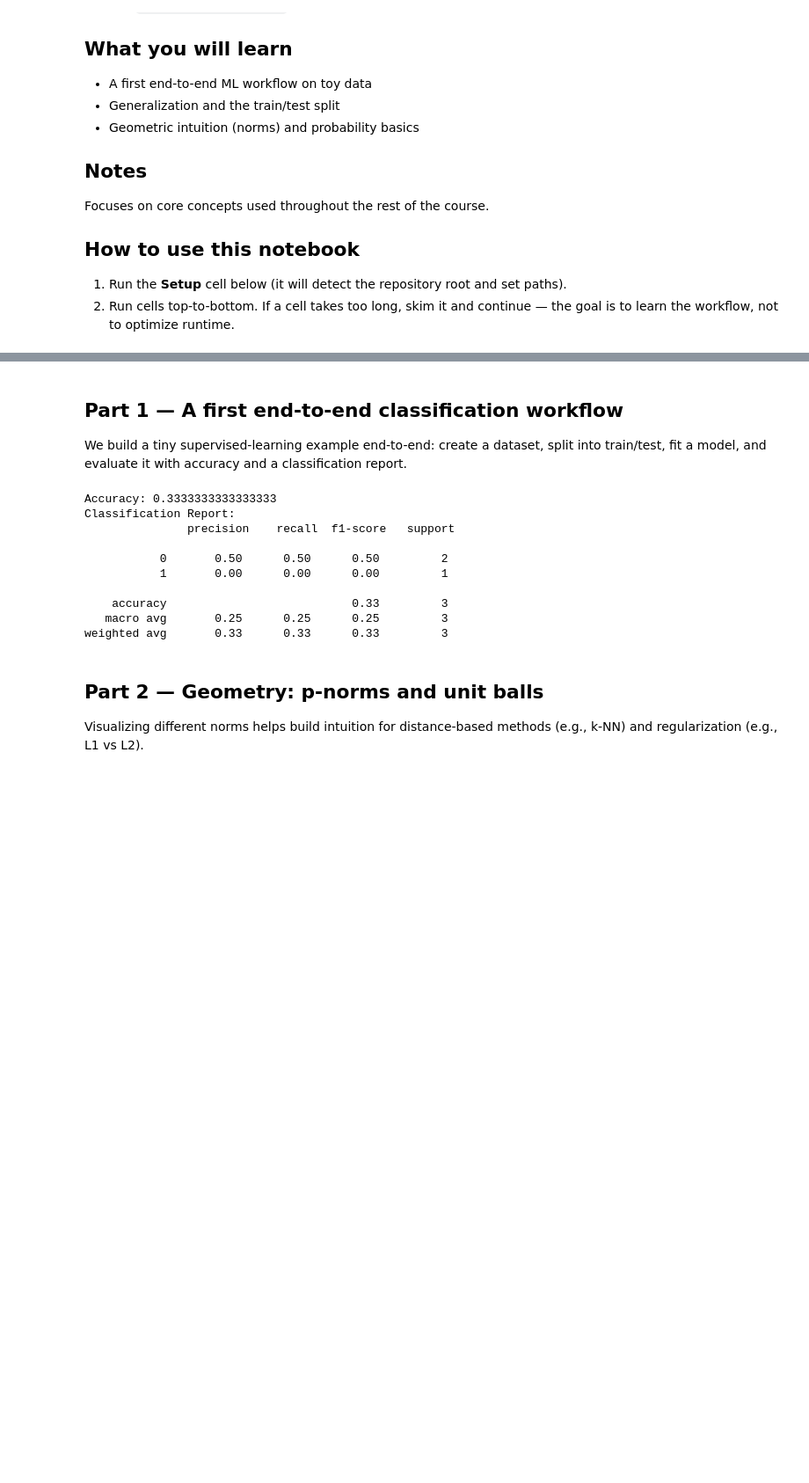
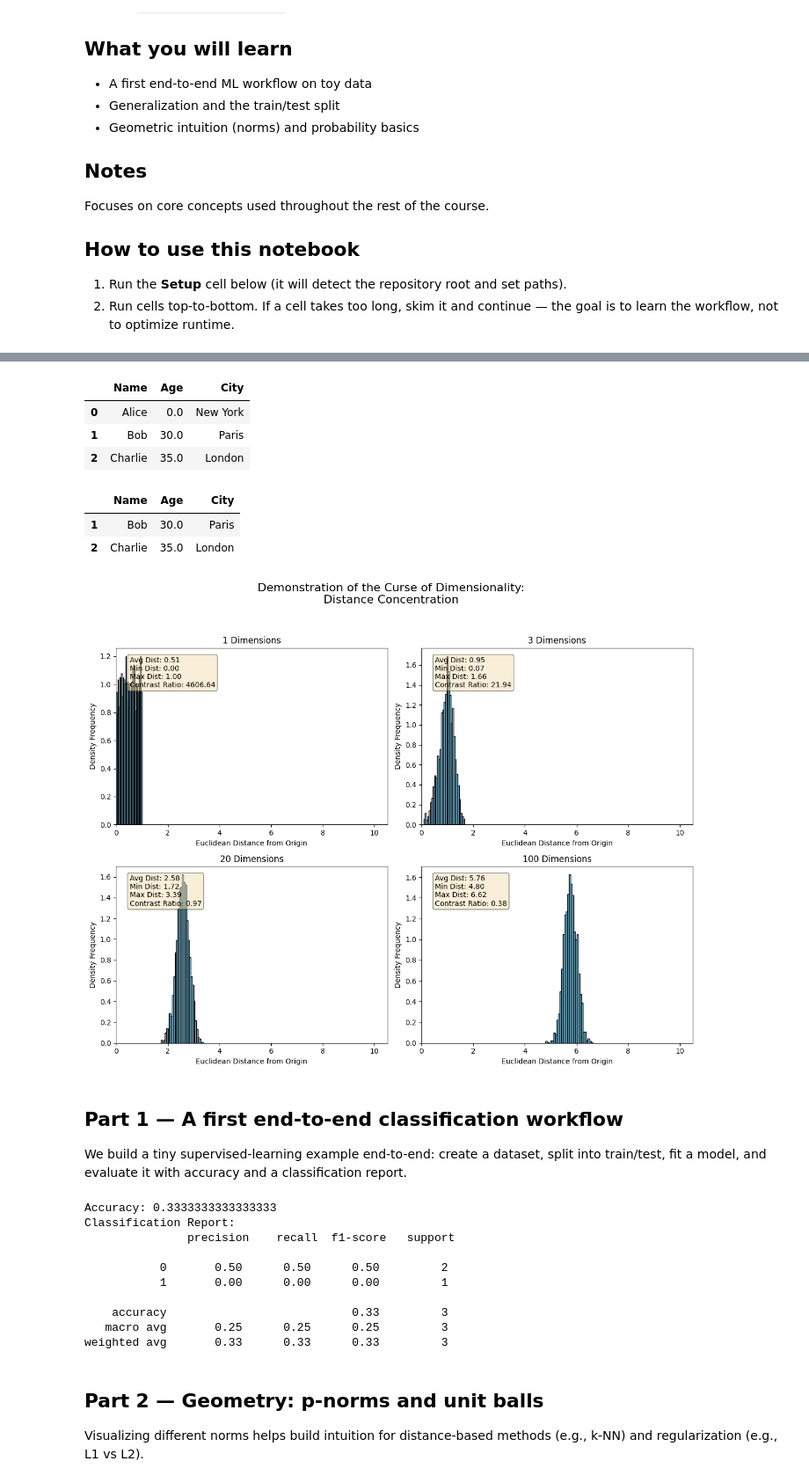
Before and after one commit to youlei202/Applied-Machine-Learning-Course, a Jupyter notebook: notebooks/02_ml_foundations.ipynb, the cells around one changed output, grey strips where cells are left out. Shown at 88% size. Drawn from its saved outputs; the diff is of its cells as text; code cells hidden in the pictures; blank space fills up the shorter version.

```diff
--- a/notebooks/02_ml_foundations.ipynb
+++ b/notebooks/02_ml_foundations.ipynb
@@ -57,3 +90,78 @@ print(f"🤖 Models dir:   {MODELS_DIR}")
+# %%
+df.fillna(value=0)
+# %% [output]
+|  | Name | Age | City |
+| 0 | Alice | 0.0 | New York |
+| 1 | Bob | 30.0 | Paris |
+| 2 | Charlie | 35.0 | London |
+# %%
+df.dropna()
+# %% [output]
+|  | Name | Age | City |
+| 1 | Bob | 30.0 | Paris |
+| 2 | Charlie | 35.0 | London |
+# %%
+import numpy as np
+import matplotlib.pyplot as plt
+
+def plot_curse_of_dimensionality():
+    # Parameters
+    n_samples = 2000  # Number of random points to generate
+    dims_to_test = [1, 3, 20, 100]  # The dimensions we will visualize
+
+    # Setup plotting grid
+    fig, axes = plt.subplots(2, 2, figsize=(12, 10))
+    axes = axes.flatten()
+    fig.suptitle("Demonstration of the Curse of Dimensionality:\nDistance Concentration", fontsize=16)
+
+    # Find maximum theoretical distance for uniform plot scaling
+    # Max distance from origin in a [-1,1] hypercube is sqrt(dimension)
+    max_possible_dist = np.sqrt(max(dims_to_test))
+
+    for i, d in enumerate(dims_to_test):
+        ax = axes[i]
+
+        # 1. Generate random data uniformly distributed between [-1, 1]
+        # Shape: (n_samples, d)
+        X = np.random.uniform(low=-1, high=1, size=(n_samples, d))
+
+        # 2. Calculate Euclidean distance of every point from the origin (0,0,...)
+        # np.linalg.norm calculates the vector length (distance)
+        distances = np.linalg.norm(X, axis=1)
+
+        # Calculate statistics for the text annotation
+        min_dist = np.min(distances)
+        max_dist = np.max(distances)
+        avg_dist = np.mean(distances)
+
+        # The "Contrast" metric captures how different the nearest and farthest points are.
+        # In high dims, this approaches zero.
+        contrast = (max_dist - min_dist) / min_dist
+
+        # 3. Plot Histogram of distances
+        bins = 30
+        ax.hist(distances, bins=bins, color='skyblue', edgecolor='black', density=True)
+
+        # Formatting Plot
+        ax.set_title(f"{d} Dimensions")
+        ax.set_xlabel("Euclidean Distance from Origin")
+        ax.set_ylabel("Density Frequency")
+
+        # Crucial: Set consistent X-axis limits to make plots comparable
+        ax.set_xlim(0, max_possible_dist + 0.5)
+
+        # Add stats text box
+        text_str = f'Avg Dist: {avg_dist:.2f}\nMin Dist: {min_dist:.2f}\nMax Dist: {max_dist:.2f}\nContrast Ratio: {contrast:.2f}'
+        ax.text(0.05, 0.95, text_str, transform=ax.transAxes, fontsize=10,
+                verticalalignment='top', bbox=dict(boxstyle='round', facecolor='wheat', alpha=0.5))
+
+    plt.tight_layout(rect=[0, 0.03, 1, 0.95]) # Adjust for main title space
+    plt.show()
+
+if __name__ == "__main__":
+    plot_curse_of_dimensionality()
+# %% [output]
+[figure, added]
 # %% [markdown]
 ## Part 1 — A first end-to-end classification workflow
 
```
Also changed, not shown: parts of 10 cells of this notebook, 3 other files.
